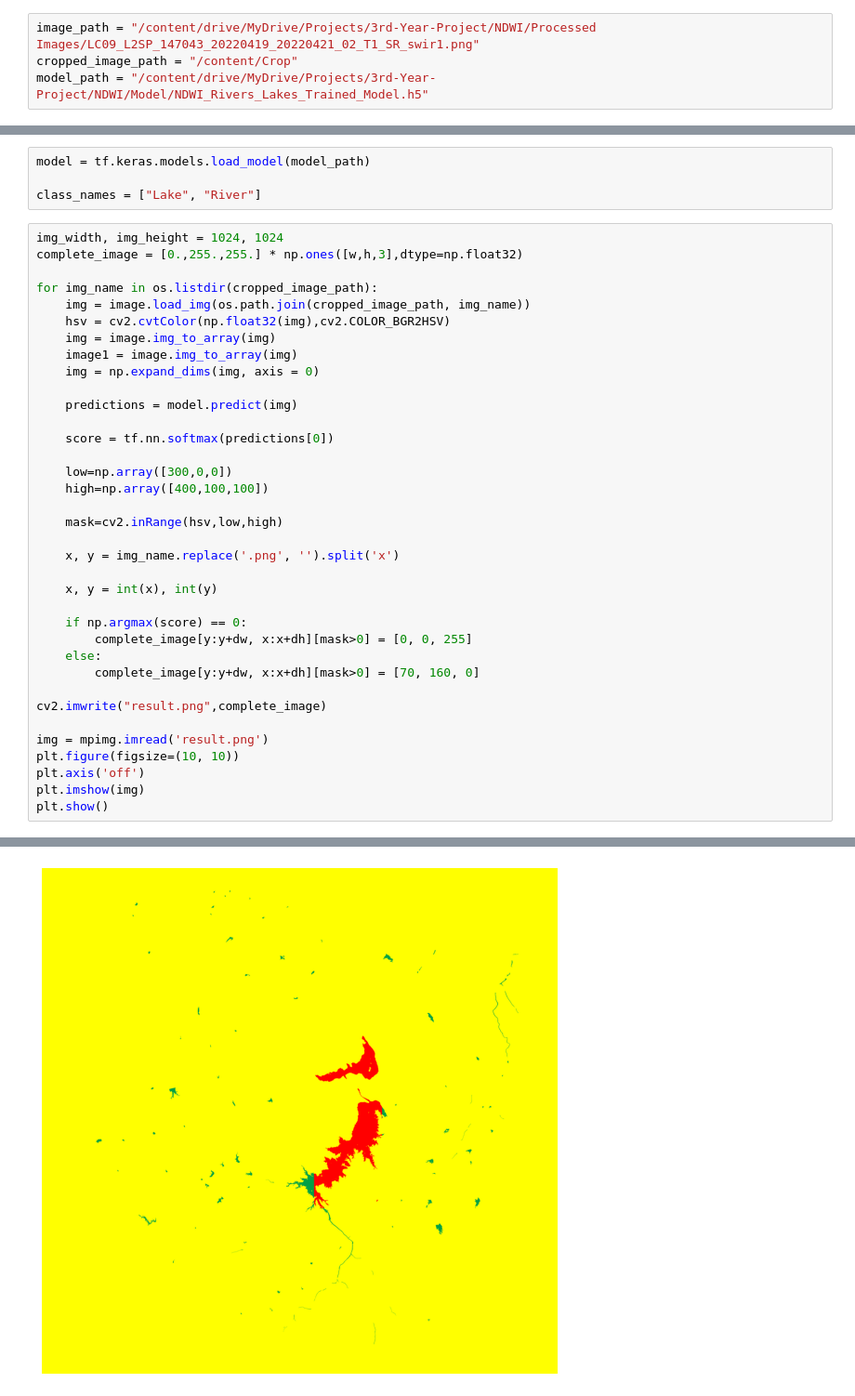
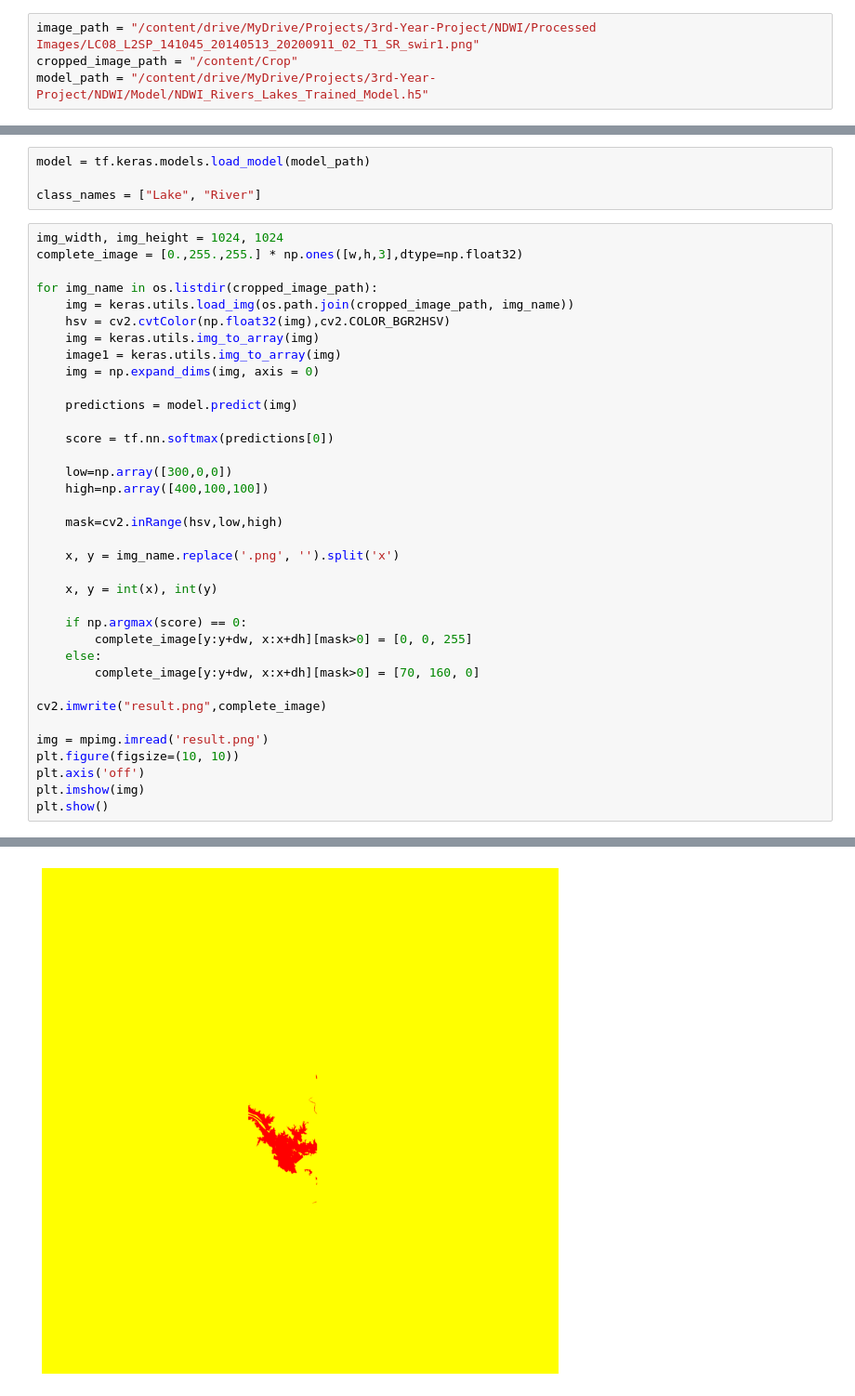
Before and after one commit to vineelsai26/Water-Body-Detection, a Jupyter notebook: NDWI/Predict_Processed_NDWI.ipynb, the cells around one changed output, grey strips where cells are left out. Shown at 93% size. Saved outputs shown, nothing was run; the diff lists cells and outputs as text.

```diff
--- a/NDWI/Predict_Processed_NDWI.ipynb
+++ b/NDWI/Predict_Processed_NDWI.ipynb
@@ -13,7 +14,7 @@ from keras.preprocessing import image
 
 %matplotlib inline
 # %%
-image_path = "/content/drive/MyDrive/Projects/3rd-Year-Project/NDWI/Processed Images/LC09_L2SP_147043_20220419_20220421_02_T1_SR_swir1.png"
+image_path = "/content/drive/MyDrive/Projects/3rd-Year-Project/NDWI/Processed Images/LC08_L2SP_141045_20140513_20200911_02_T1_SR_swir1.png"
 cropped_image_path = "/content/Crop"
 model_path = "/content/drive/MyDrive/Projects/3rd-Year-Project/NDWI/Model/NDWI_Rivers_Lakes_Trained_Model.h5"
 # %%
@@ -42,10 +43,10 @@ img_width, img_height = 1024, 1024
 complete_image = [0.,255.,255.] * np.ones([w,h,3],dtype=np.float32)
 
 for img_name in os.listdir(cropped_image_path):
-    img = image.load_img(os.path.join(cropped_image_path, img_name))
+    img = keras.utils.load_img(os.path.join(cropped_image_path, img_name))
     hsv = cv2.cvtColor(np.float32(img),cv2.COLOR_BGR2HSV)
-    img = image.img_to_array(img)
-    image1 = image.img_to_array(img)
+    img = keras.utils.img_to_array(img)
+    image1 = keras.utils.img_to_array(img)
     img = np.expand_dims(img, axis = 0)
 
     predictions = model.predict(img)
@@ -77 +95 @@ plt.show()
-[figure, old version]
+[figure, new version]
```
Also changed, not shown: parts of 2 cells of this notebook, 6 other files.
